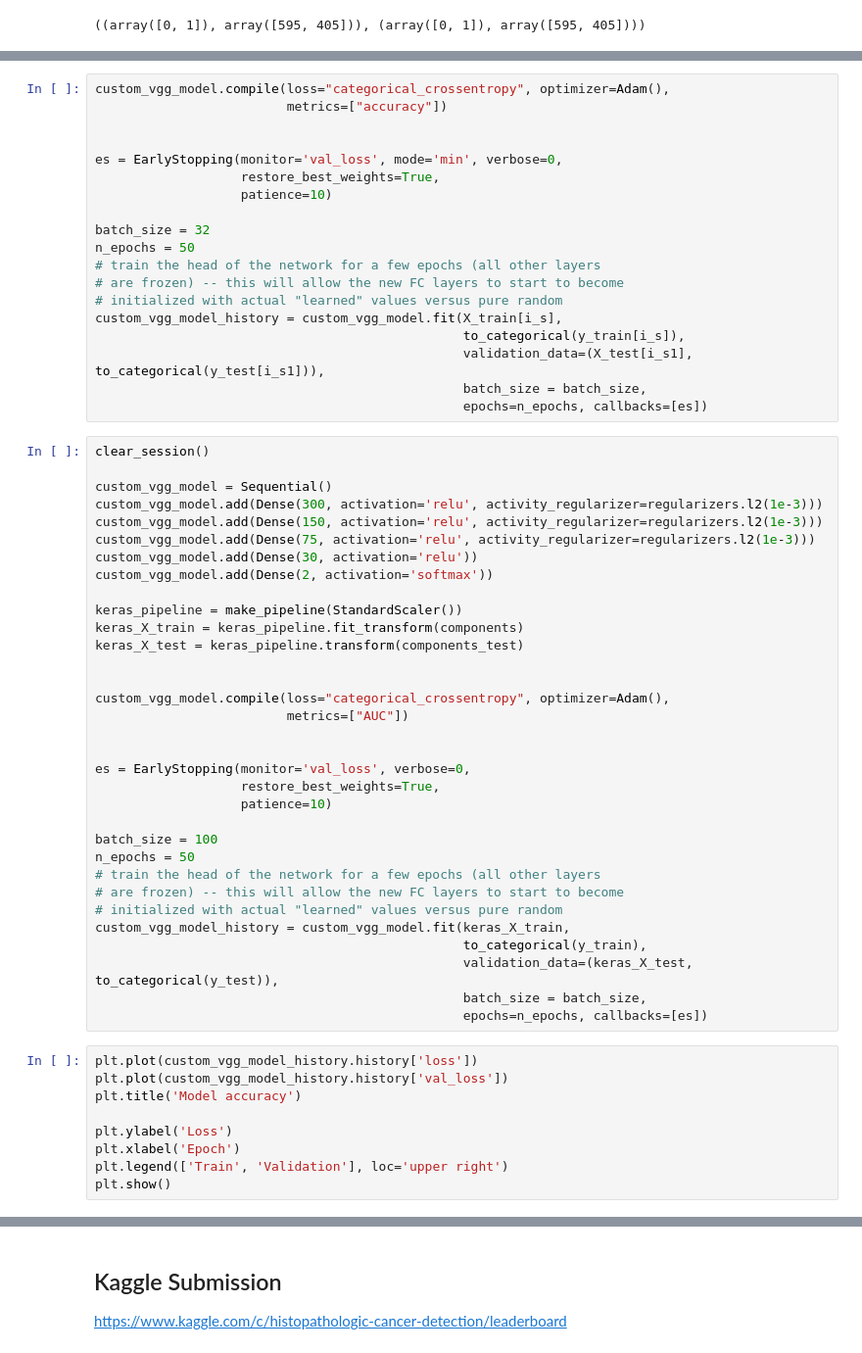
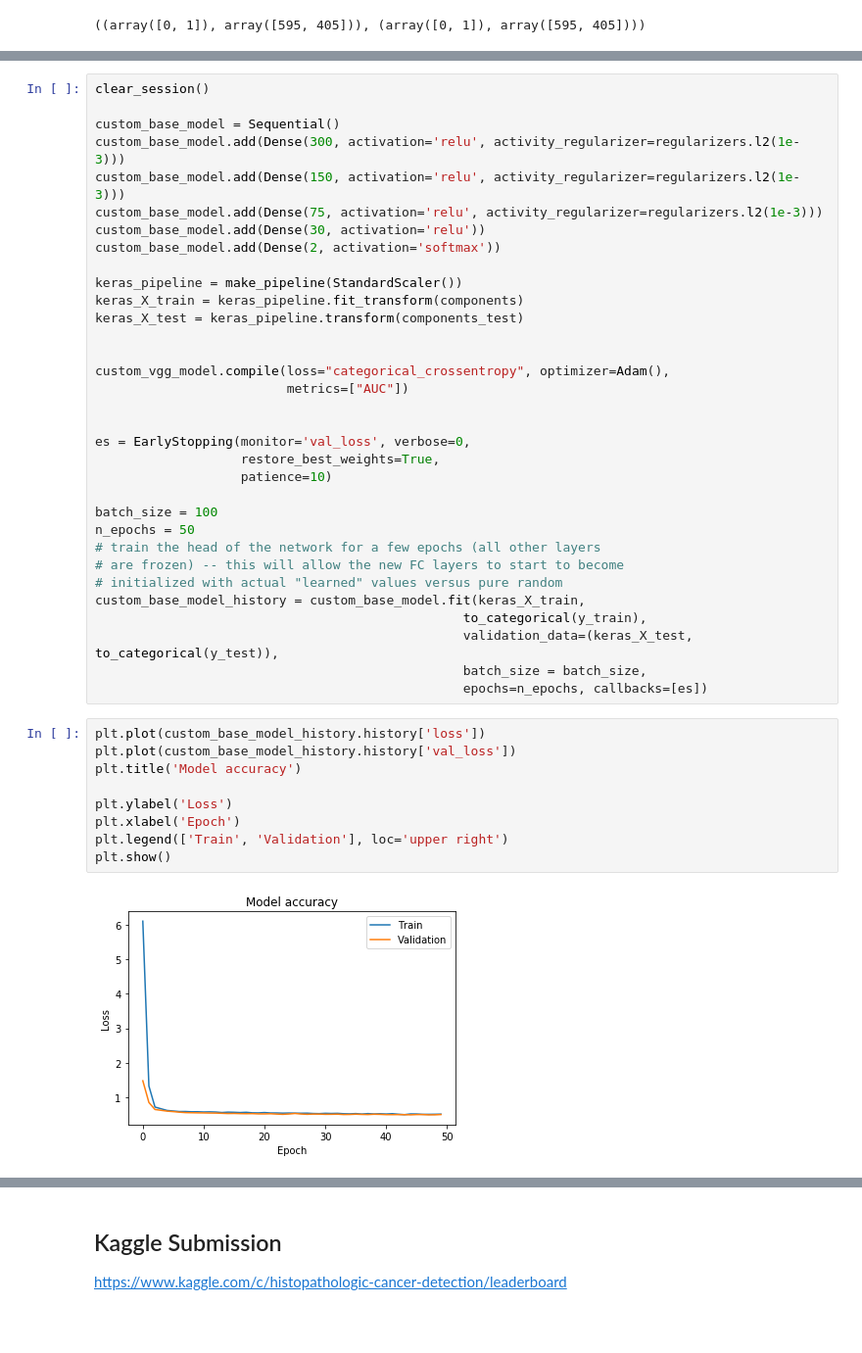
Before and after one commit to alessiot/Histopathologic-Cancer-Detection, a Jupyter notebook: Histopathologic Cancer Detection.ipynb, the cells around one changed output, grey strips where cells are left out. Shown at 98% size. Drawn from its saved outputs; the diff is of its cells as text; blank space fills up the shorter version.

```diff
--- a/Histopathologic Cancer Detection.ipynb
+++ b/Histopathologic Cancer Detection.ipynb
@@ -680,61 +725,44 @@ np.unique(y_train[i_s], return_counts=True), np.unique(y_test[i_s1], return_coun
 # %%
-custom_vgg_model.compile(loss="categorical_crossentropy", optimizer=Adam(),
-                         metrics=["accuracy"])
+clear_session()
+
+custom_base_model = Sequential()
+custom_base_model.add(Dense(300, activation='relu', activity_regularizer=regularizers.l2(1e-3)))
+custom_base_model.add(Dense(150, activation='relu', activity_regularizer=regularizers.l2(1e-3)))
+custom_base_model.add(Dense(75, activation='relu', activity_regularizer=regularizers.l2(1e-3)))
+custom_base_model.add(Dense(30, activation='relu'))
+custom_base_model.add(Dense(2, activation='softmax'))
+
+keras_pipeline = make_pipeline(StandardScaler())
+keras_X_train = keras_pipeline.fit_transform(components)
+keras_X_test = keras_pipeline.transform(components_test)
 
 
-es = EarlyStopping(monitor='val_loss', mode='min', verbose=0,
+custom_vgg_model.compile(loss="categorical_crossentropy", optimizer=Adam(),
+                         metrics=["AUC"])
+
+
+es = EarlyStopping(monitor='val_loss', verbose=0,
                    restore_best_weights=True,
                    patience=10)
 
-batch_size = 32
+batch_size = 100
 n_epochs = 50
 # train the head of the network for a few epochs (all other layers
 # are frozen) -- this will allow the new FC layers to start to become
 # initialized with actual "learned" values versus pure random
-custom_vgg_model_history = custom_vgg_model.fit(X_train[i_s],
-                                                to_categorical(y_train[i_s]),
-                                                validation_data=(X_test[i_s1], to_categorical(y_test[i_s1])),
+custom_base_model_history = custom_base_model.fit(keras_X_train,
+                                                to_categorical(y_train),
+                                                validation_data=(keras_X_test, to_categorical(y_test)),
                                                 batch_size = batch_size,
                                                 epochs=n_epochs, callbacks=[es])
-# %%
-clear_session()
-
-custom_vgg_model = Sequential()
-custom_vgg_model.add(Dense(300, activation='relu', activity_regularizer=regularizers.l2(1e-3)))
-custom_vgg_model.add(Dense(150, activation='relu', activity_regularizer=regularizers.l2(1e-3)))
-custom_vgg_model.add(Dense(75, activation='relu', activity_regularizer=regularizers.l2(1e-3)))
-custom_vgg_model.add(Dense(30, activation='relu'))
-custom_vgg_model.add(Dense(2, activation='softmax'))
-
-keras_pipeline = make_pipeline(StandardScaler())
-keras_X_train = keras_pipeline.fit_transform(components)
-keras_X_test = keras_pipeline.transform(components_test)
-
-
-custom_vgg_model.compile(loss="categorical_crossentropy", optimizer=Adam(),
-                         metrics=["AUC"])
-
-
-es = EarlyStopping(monitor='val_loss', verbose=0,
-                   restore_best_weights=True,
-                   patience=10)
-
-batch_size = 100
-n_epochs = 50
-# train the head of the network for a few epochs (all other layers
-# are frozen) -- this will allow the new FC layers to start to become
-# initialized with actual "learned" values versus pure random
-custom_vgg_model_history = custom_vgg_model.fit(keras_X_train,
-                                                to_categorical(y_train),
-                                                validation_data=(keras_X_test, to_categorical(y_test)),
-                                                batch_size = batch_size,
-                                                epochs=n_epochs, callbacks=[es])
 # %%
-plt.plot(custom_vgg_model_history.history['loss'])
-plt.plot(custom_vgg_model_history.history['val_loss'])
+plt.plot(custom_base_model_history.history['loss'])
+plt.plot(custom_base_model_history.history['val_loss'])
 plt.title('Model accuracy')
 
 plt.ylabel('Loss')
 plt.xlabel('Epoch')
 plt.legend(['Train', 'Validation'], loc='upper right')
 plt.show()
+# %% [output]
+[figure, added]
```
Also changed, not shown: parts of 28 cells of this notebook.
